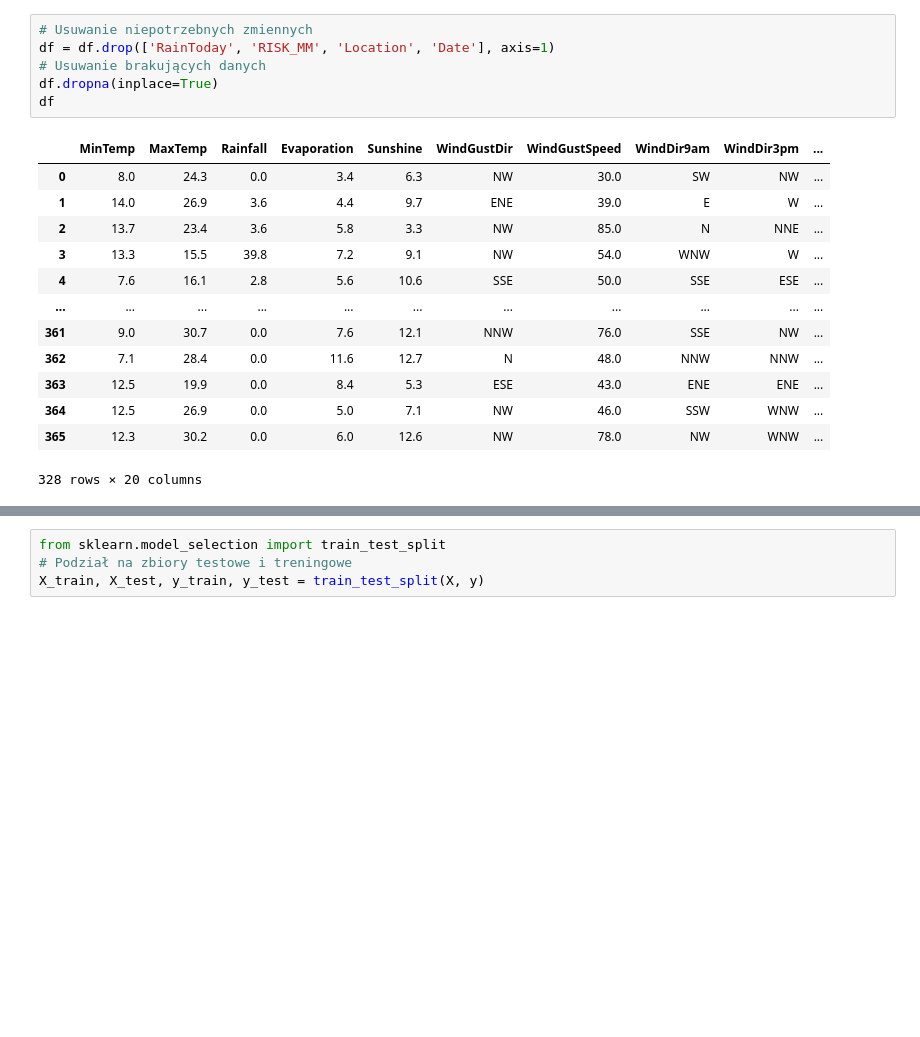
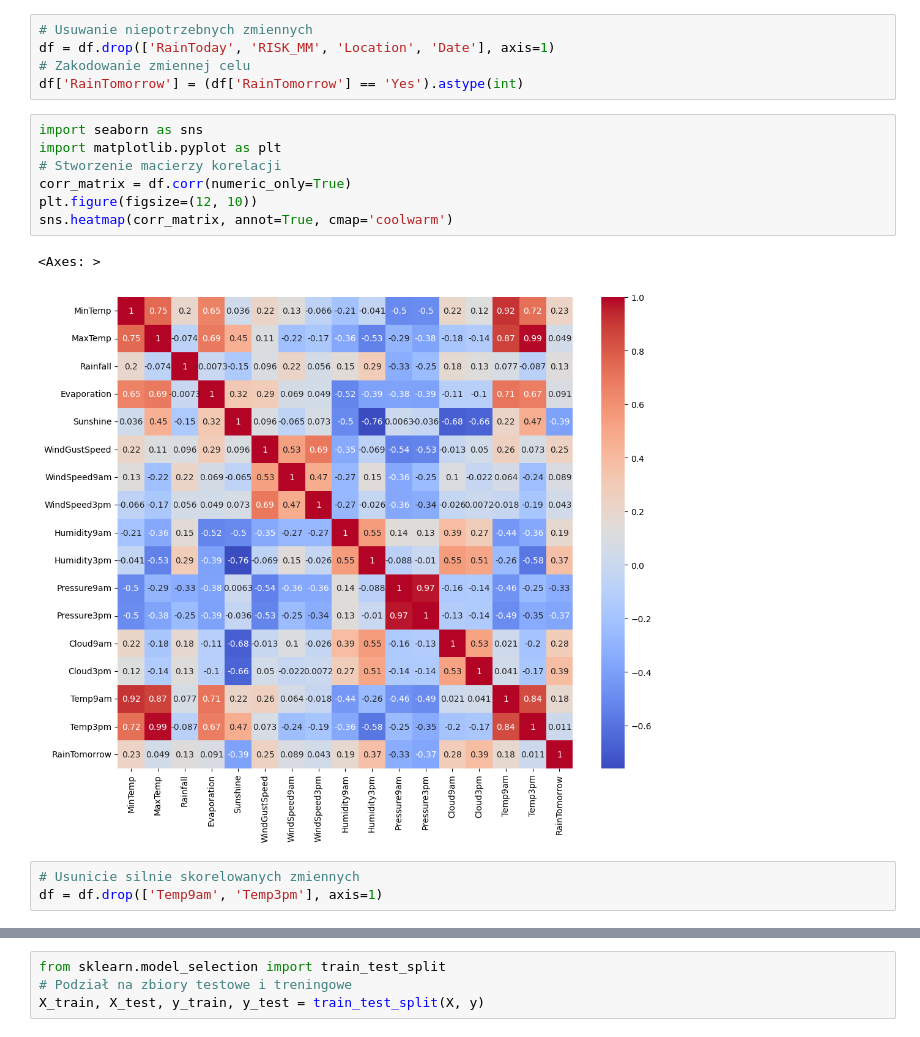
Before and after one commit to Stebo5/MLZaliczenie1, a Jupyter notebook: WeatherHomework.ipynb, the cells around one changed output, grey strips where cells are left out. Cells and saved outputs as stored; diff of their text form; blank space fills up the shorter version.

```diff
--- a/WeatherHomework.ipynb
+++ b/WeatherHomework.ipynb
@@ -21,20 +15,18 @@ df
 # %%
 # Usuwanie niepotrzebnych zmiennych
 df = df.drop(['RainToday', 'RISK_MM', 'Location', 'Date'], axis=1)
-# Usuwanie brakujących danych
-df.dropna(inplace=True)
-df
+# Zakodowanie zmiennej celu
+df['RainTomorrow'] = (df['RainTomorrow'] == 'Yes').astype(int)
-# %% [output]
-|  | MinTemp | MaxTemp | Rainfall | Evaporation | Sunshine | WindGustDir | WindGustSpeed | WindDir9am | WindDir3pm | ... |
-| 0 | 8.0 | 24.3 | 0.0 | 3.4 | 6.3 | NW | 30.0 | SW | NW | ... |
-| 1 | 14.0 | 26.9 | 3.6 | 4.4 | 9.7 | ENE | 39.0 | E | W | ... |
-| 2 | 13.7 | 23.4 | 3.6 | 5.8 | 3.3 | NW | 85.0 | N | NNE | ... |
-| 3 | 13.3 | 15.5 | 39.8 | 7.2 | 9.1 | NW | 54.0 | WNW | W | ... |
-| 4 | 7.6 | 16.1 | 2.8 | 5.6 | 10.6 | SSE | 50.0 | SSE | ESE | ... |
-| ... | ... | ... | ... | ... | ... | ... | ... | ... | ... | ... |
-| 361 | 9.0 | 30.7 | 0.0 | 7.6 | 12.1 | NNW | 76.0 | SSE | NW | ... |
-| 362 | 7.1 | 28.4 | 0.0 | 11.6 | 12.7 | N | 48.0 | NNW | NNW | ... |
-| 363 | 12.5 | 19.9 | 0.0 | 8.4 | 5.3 | ESE | 43.0 | ENE | ENE | ... |
-| 364 | 12.5 | 26.9 | 0.0 | 5.0 | 7.1 | NW | 46.0 | SSW | WNW | ... |
-| 365 | 12.3 | 30.2 | 0.0 | 6.0 | 12.6 | NW | 78.0 | NW | WNW | ... |
-328 rows × 20 columns
+# %%
+import seaborn as sns
+import matplotlib.pyplot as plt
+# Stworzenie macierzy korelacji
+corr_matrix = df.corr(numeric_only=True)
+plt.figure(figsize=(12, 10))
+sns.heatmap(corr_matrix, annot=True, cmap='coolwarm')
+# %% [output]
+<Axes: >
+[figure, added]
+# %%
+# Usunicie silnie skorelowanych zmiennych
+df = df.drop(['Temp9am', 'Temp3pm'], axis=1)
```
Also changed, not shown: parts of 25 cells of this notebook.
